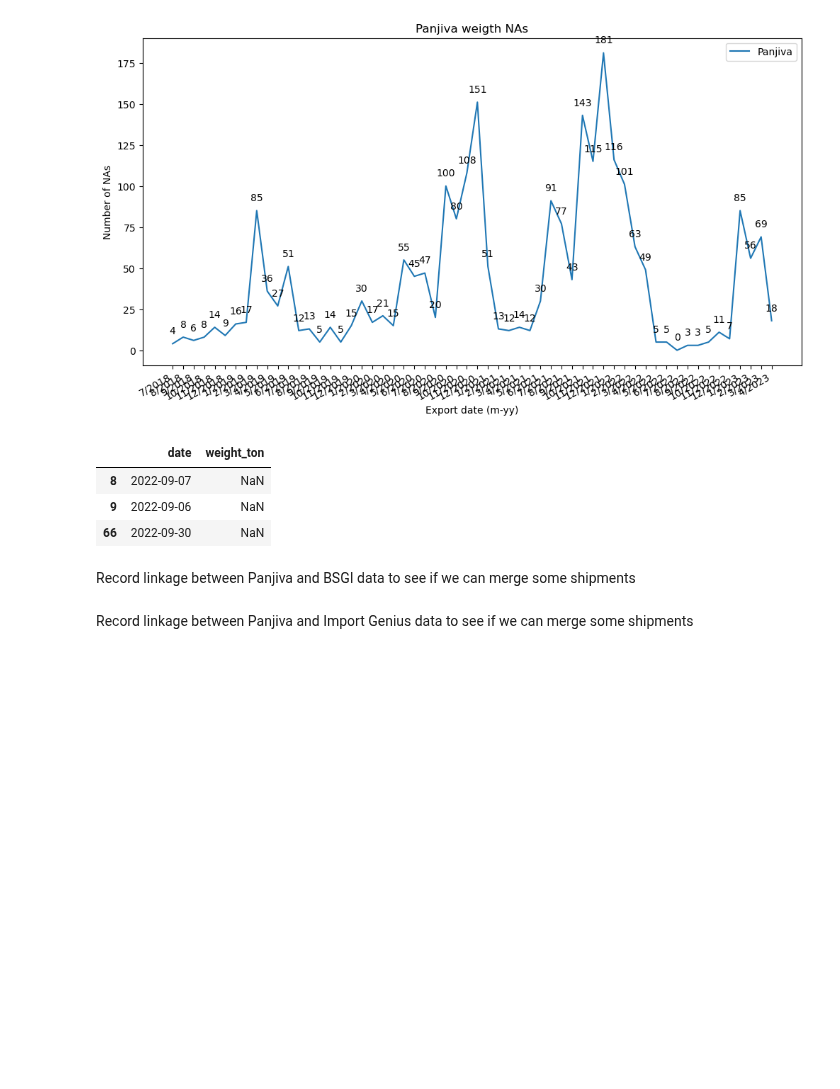
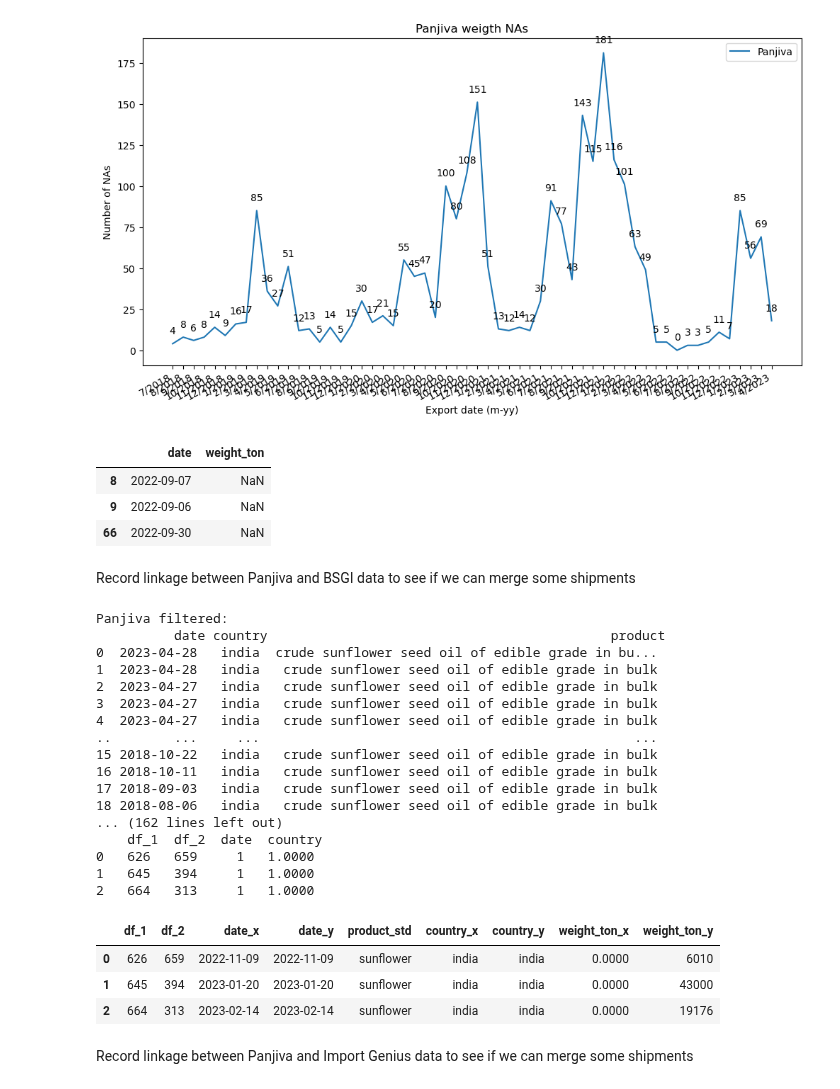
Before and after one commit to uchicago-dsi/oakland-institute-ukraine, a Jupyter notebook: notebooks/panjiva.ipynb, the cells around one changed output. Saved outputs shown, nothing was run; the diff lists cells and outputs as text; code cells hidden in the pictures; blank space fills up the shorter version.

Commit message:
Got record linkage working for matches between Panjiva and BSGI datasets. Still working on matching the Panjiva and Import Genius datasets!

```diff
--- a/notebooks/panjiva.ipynb
+++ b/notebooks/panjiva.ipynb
@@ -127,6 +127,32 @@ panjiva.loc[(panjiva.loc[:, "date"] > "2022-08-31") & (panjiva.loc[:, "date"] <
 | 66 | 2022-09-30 | NaN |
 # %% [markdown]
 Record linkage between Panjiva and BSGI data to see if we can merge some shipments
+# %%
+bsgi = bsgi.rename(columns={"country_en": "country", "country": "country_uk"})
+unique_matches = rl_ig_bsgi(panjiva, bsgi, "sunflower", ["date"], ["country"], ["date"])
+unique_matches[["df_1", "df_2", "date_x", "date_y", "product_std", "country_x", "country_y", "weight_ton_x", "weight_ton_y"]]
+# %% [output]
+Panjiva filtered:
+          date country                                            product
+0  2023-04-28   india  crude sunflower seed oil of edible grade in bu...
+1  2023-04-28   india   crude sunflower seed oil of edible grade in bulk
+2  2023-04-27   india   crude sunflower seed oil of edible grade in bulk
+3  2023-04-27   india   crude sunflower seed oil of edible grade in bulk
+4  2023-04-27   india   crude sunflower seed oil of edible grade in bulk
+..        ...     ...                                                ...
+15 2018-10-22   india   crude sunflower seed oil of edible grade in bulk
+16 2018-10-11   india   crude sunflower seed oil of edible grade in bulk
+17 2018-09-03   india   crude sunflower seed oil of edible grade in bulk
+18 2018-08-06   india   crude sunflower seed oil of edible grade in bulk
+... (162 lines left out)
+    df_1  df_2  date  country
+0   626   659     1   1.0000
+1   645   394     1   1.0000
+2   664   313     1   1.0000
+|  | df_1 | df_2 | date_x | date_y | product_std | country_x | country_y | weight_ton_x | weight_ton_y |
+| 0 | 626 | 659 | 2022-11-09 | 2022-11-09 | sunflower | india | india | 0.0000 | 6010 |
+| 1 | 645 | 394 | 2023-01-20 | 2023-01-20 | sunflower | india | india | 0.0000 | 43000 |
+| 2 | 664 | 313 | 2023-02-14 | 2023-02-14 | sunflower | india | india | 0.0000 | 19176 |
 # %% [markdown]
 Record linkage between Panjiva and Import Genius data to see if we can merge some shipments
 # %%
```
Also changed, not shown: parts of 2 cells of this notebook, 2 other files.
